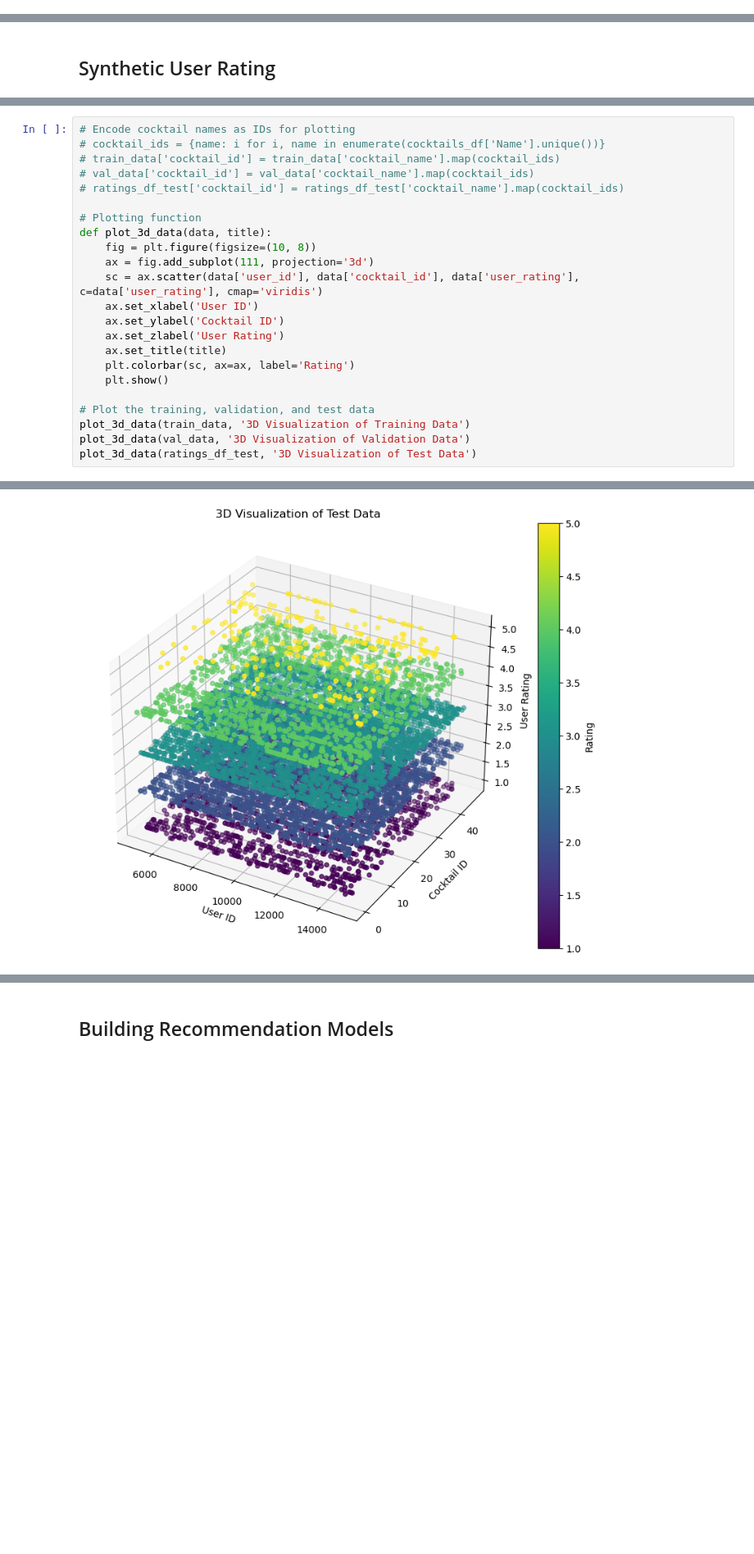
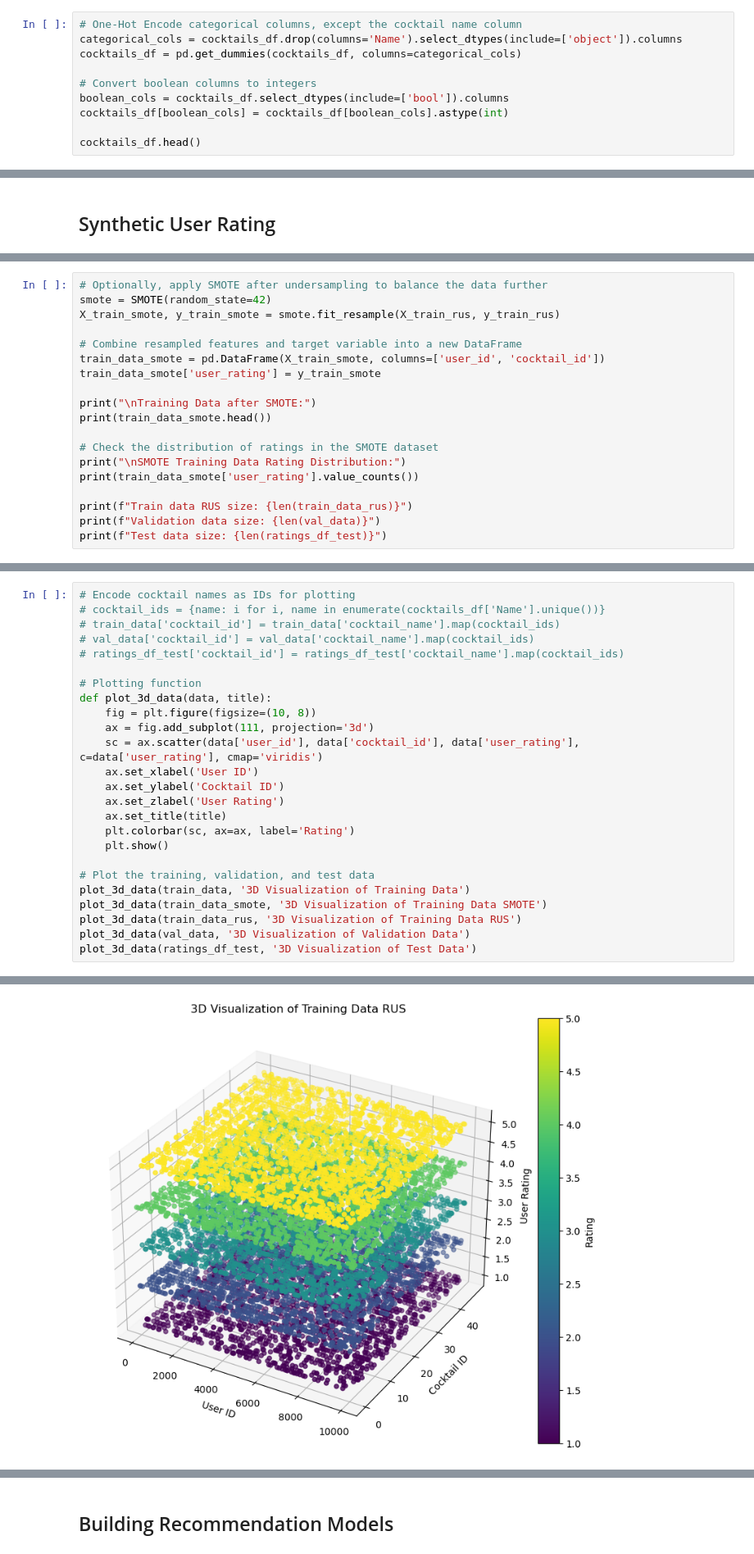
Before and after one commit to dpatel77/CocktailRecommenderSystem, a Jupyter notebook: cocktails.ipynb, the cells around one changed output, grey strips where cells are left out. Shown at 82% size. Cells and saved outputs as stored; diff of their text form; blank space fills up the shorter version.

```diff
--- a/cocktails.ipynb
+++ b/cocktails.ipynb
@@ -171,0 +161,10 @@ cocktails_df.head()
+# %%
+# One-Hot Encode categorical columns, except the cocktail name column
+categorical_cols = cocktails_df.drop(columns='Name').select_dtypes(include=['object']).columns
+cocktails_df = pd.get_dummies(cocktails_df, columns=categorical_cols)
+
+# Convert boolean columns to integers
+boolean_cols = cocktails_df.select_dtypes(include=['bool']).columns
+cocktails_df[boolean_cols] = cocktails_df[boolean_cols].astype(int)
+
+cocktails_df.head()
@@ -636,0 +361,19 @@ Train data size: 90000
+# %%
+# Optionally, apply SMOTE after undersampling to balance the data further
+smote = SMOTE(random_state=42)
+X_train_smote, y_train_smote = smote.fit_resample(X_train_rus, y_train_rus)
+
+# Combine resampled features and target variable into a new DataFrame
+train_data_smote = pd.DataFrame(X_train_smote, columns=['user_id', 'cocktail_id'])
+train_data_smote['user_rating'] = y_train_smote
+
+print("\nTraining Data after SMOTE:")
+print(train_data_smote.head())
+
+# Check the distribution of ratings in the SMOTE dataset
+print("\nSMOTE Training Data Rating Distribution:")
+print(train_data_smote['user_rating'].value_counts())
+
+print(f"Train data RUS size: {len(train_data_rus)}")
+print(f"Validation data size: {len(val_data)}")
+print(f"Test data size: {len(ratings_df_test)}")
@@ -655,6 +465,8 @@ def plot_3d_data(data, title):
 
 # Plot the training, validation, and test data
 plot_3d_data(train_data, '3D Visualization of Training Data')
+plot_3d_data(train_data_smote, '3D Visualization of Training Data SMOTE')
+plot_3d_data(train_data_rus, '3D Visualization of Training Data RUS')
 plot_3d_data(val_data, '3D Visualization of Validation Data')
 plot_3d_data(ratings_df_test, '3D Visualization of Test Data')
 # %% [output]
@@ -663 +475 @@ plot_3d_data(ratings_df_test, '3D Visualization of Test Data')
-[figure, old version]
+[figure, new version]
```
Also changed, not shown: parts of 71 cells of this notebook.
